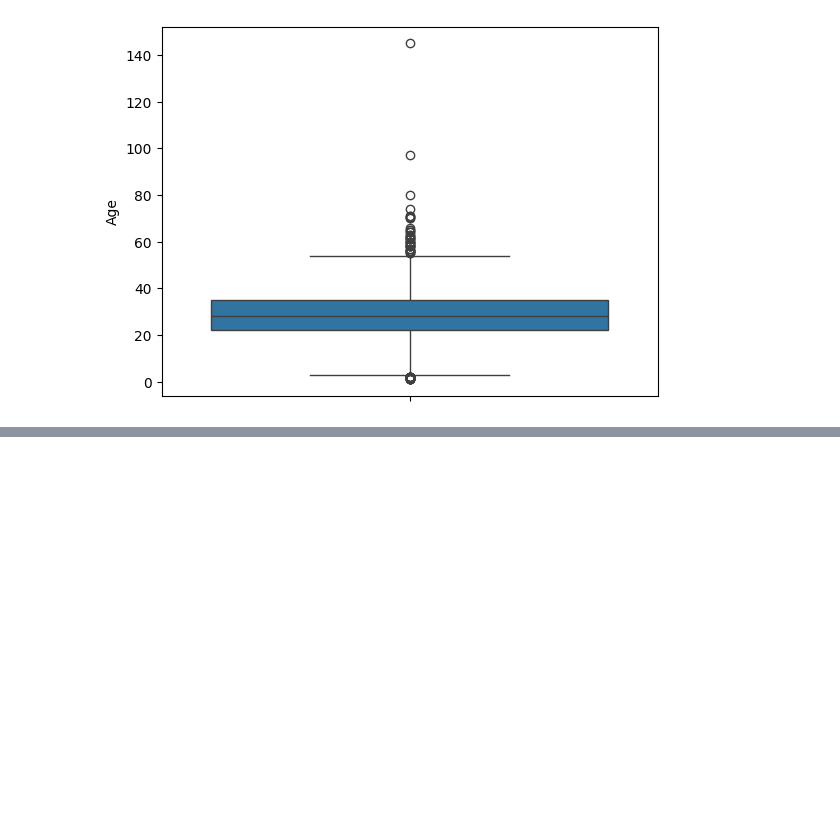
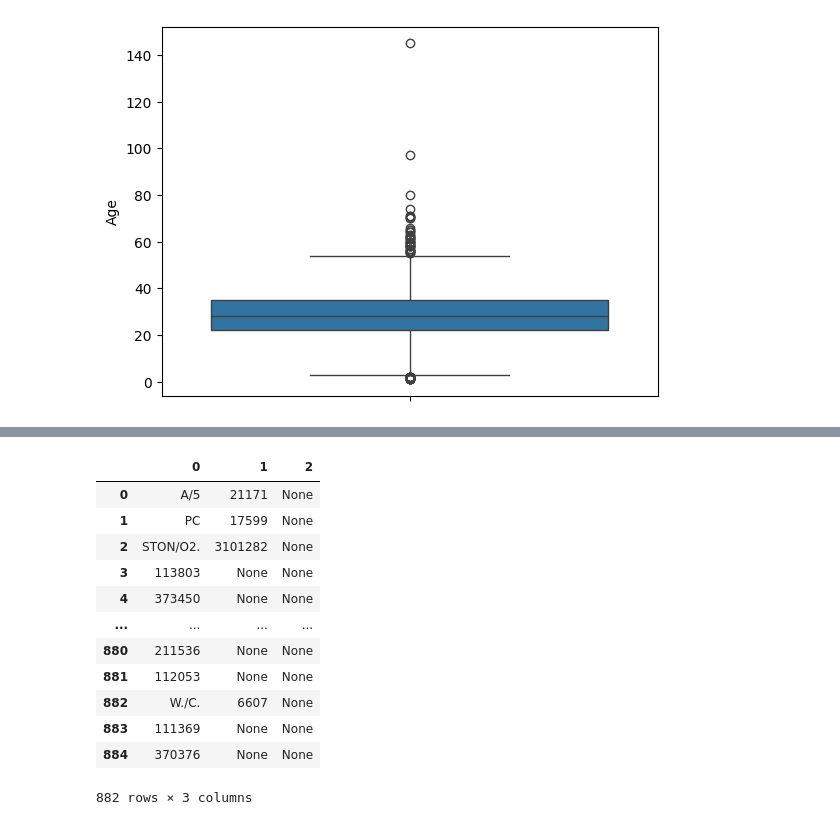
Before and after one commit to gyjong/workplace, a Jupyter notebook: quest_0119/0119_quest.ipynb, the cells around one changed output, grey strips where cells are left out. Cells and saved outputs as stored; diff of their text form; code cells hidden in the pictures; blank space fills up the shorter version.

```diff
--- a/quest_0119/0119_quest.ipynb
+++ b/quest_0119/0119_quest.ipynb
@@ -342,0 +348,6 @@ sns.boxplot(data['Age'])
+# %%
+def age_func(x):
+    if x > 80:
+        return 80
+    else:
+        return x
@@ -342,0 +369,3 @@ sns.boxplot(data['Age'])
+# %%
+data['Age'] = data['Age'].apply(age_func)
+# data['Age'] = data['Age'].apply(lambda x: 80 if x > 80 else x)
@@ -342,0 +413,2 @@ sns.boxplot(data['Age'])
+# %%
+data = data.drop_duplicates()
@@ -342,0 +498,16 @@ sns.boxplot(data['Age'])
+# %%
+data['Ticket'].str.split(expand = True)
+# %% [output]
+|  | 0 | 1 | 2 |
+| 0 | A/5 | 21171 | None |
+| 1 | PC | 17599 | None |
+| 2 | STON/O2. | 3101282 | None |
+| 3 | 113803 | None | None |
+| 4 | 373450 | None | None |
+| ... | ... | ... | ... |
+| 880 | 211536 | None | None |
+| 881 | 112053 | None | None |
+| 882 | W./C. | 6607 | None |
+| 883 | 111369 | None | None |
+| 884 | 370376 | None | None |
+882 rows × 3 columns
```
Also changed, not shown: parts of 27 cells of this notebook, 1 other file.
